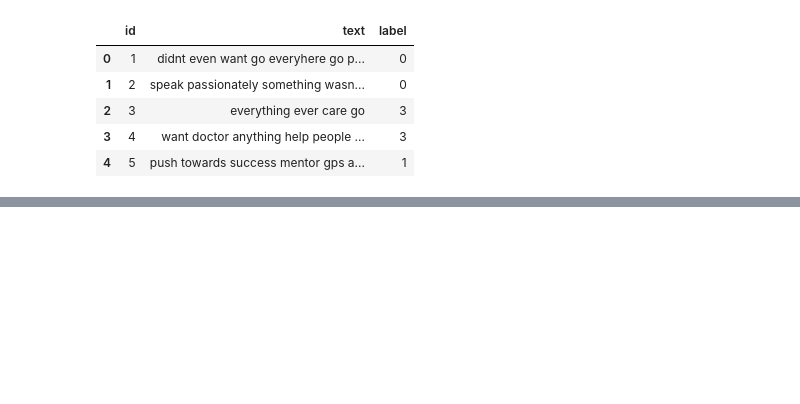
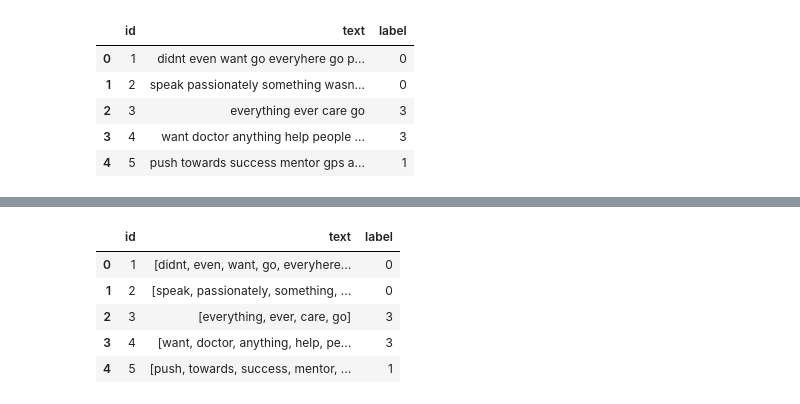
Before and after one commit to Ashura369/NLP, a Jupyter notebook: 3_3.ipynb, the cells around one changed output, grey strips where cells are left out. Saved outputs shown, nothing was run; the diff lists cells and outputs as text; code cells hidden in the pictures; blank space fills up the shorter version.

```diff
--- a/3_3.ipynb
+++ b/3_3.ipynb
@@ -356,0 +373,10 @@ data.head()
+# %%
+data['text'] = data['text'].apply(lambda x: nltk.word_tokenize(x))
+data.head()
+# %% [output]
+|  | id | text | label |
+| 0 | 1 | [didnt, even, want, go, everyhere... | 0 |
+| 1 | 2 | [speak, passionately, something, ... | 0 |
+| 2 | 3 | [everything, ever, care, go] | 3 |
+| 3 | 4 | [want, doctor, anything, help, pe... | 3 |
+| 4 | 5 | [push, towards, success, mentor, ... | 1 |
```
Also changed, not shown: parts of 11 cells of this notebook, 3 other files.
